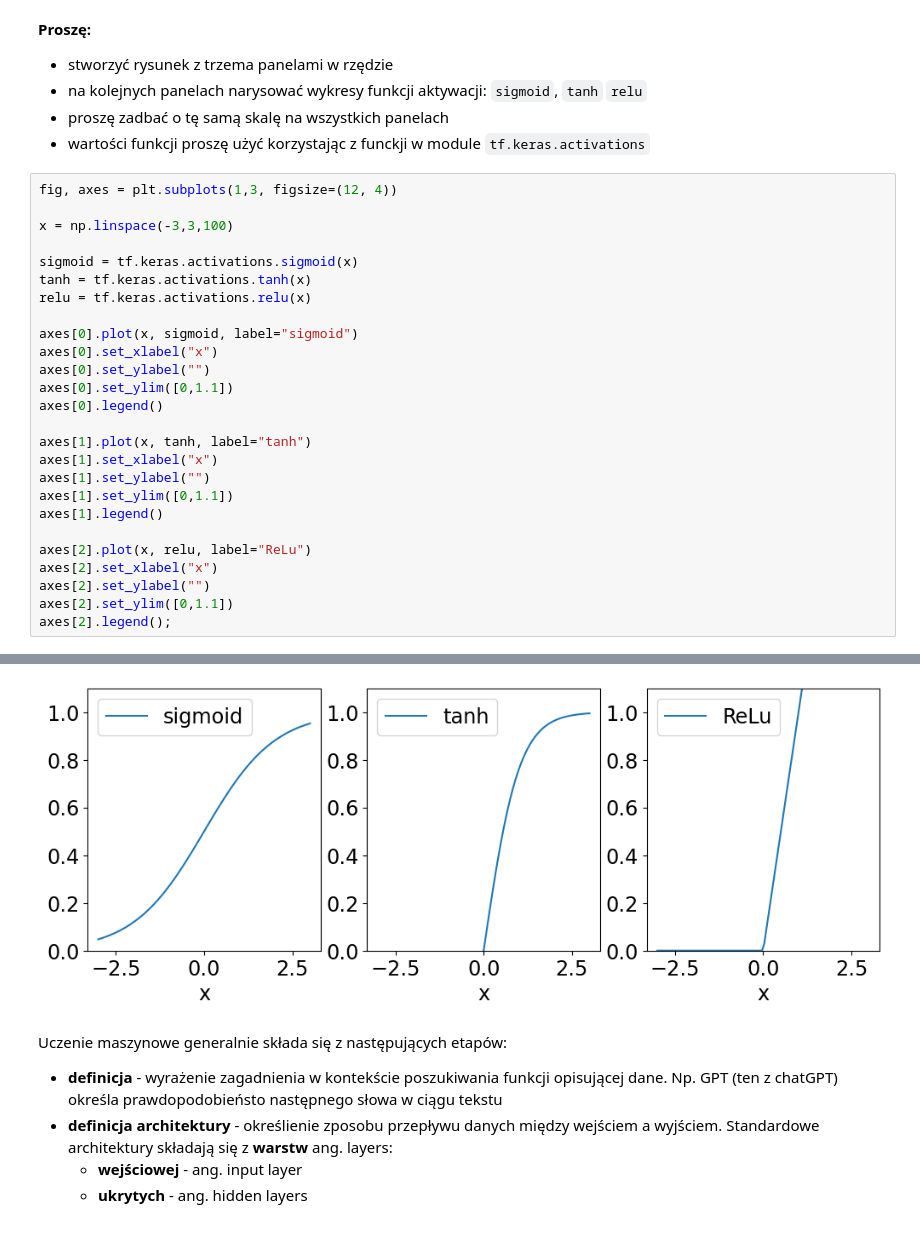
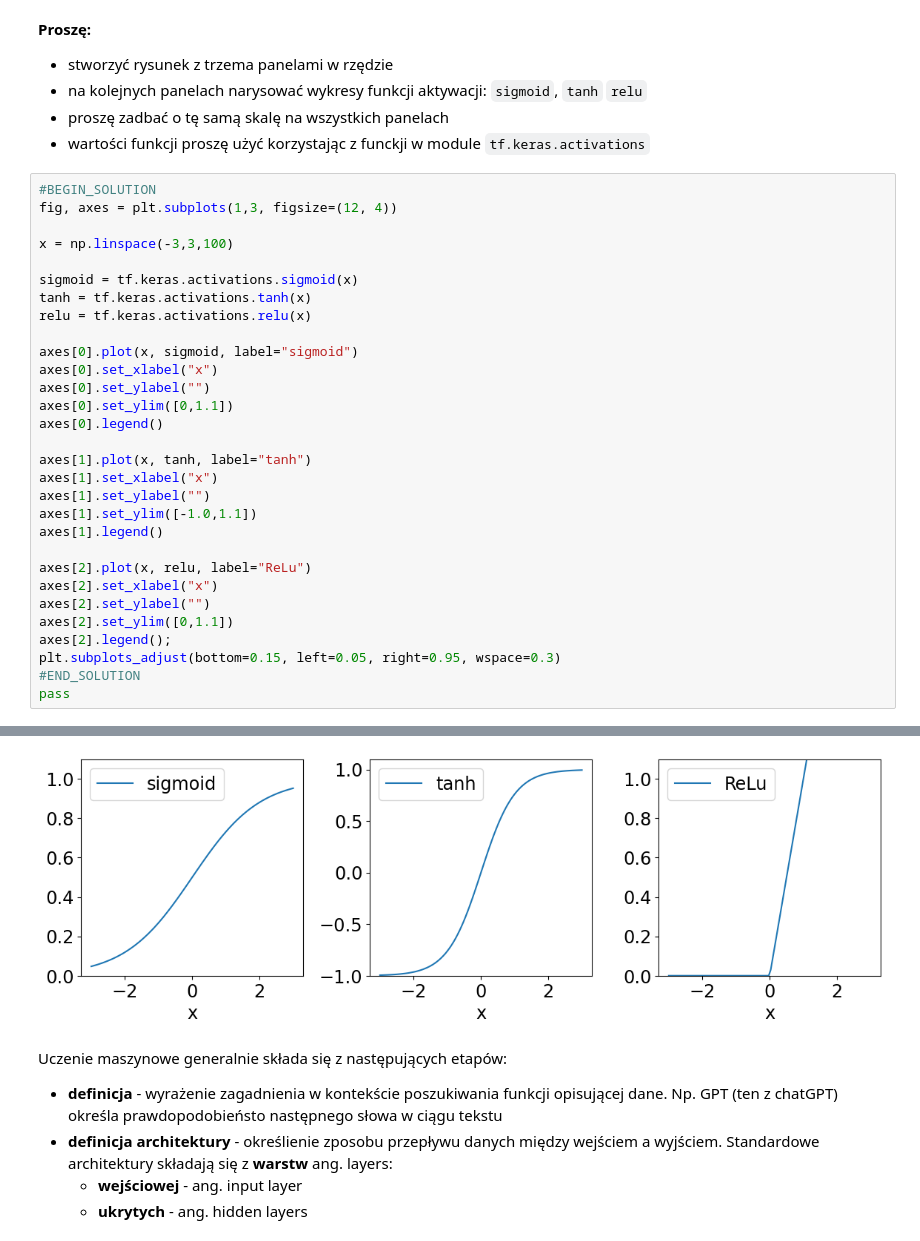
Before and after one commit to akalinow/UczenieMaszynoweII, a Jupyter notebook: 03_Trening_modelu.ipynb, the cells around one changed output, grey strips where cells are left out. Cells and saved outputs as stored; diff of their text form.

```diff
--- a/03_Trening_modelu.ipynb
+++ b/03_Trening_modelu.ipynb
@@ -156,6 +156,7 @@ gdzie $\mathbf{w}_{i}$ to wagi odpowiaqdające i-tej kategorii
 * proszę zadbać o tę samą skalę na wszystkich panelach
 * wartości funkcji proszę użyć korzystając z funckji w module `tf.keras.activations`
 # %%
+#BEGIN_SOLUTION
 fig, axes = plt.subplots(1,3, figsize=(12, 4))
 
 x = np.linspace(-3,3,100)
@@ -173,7 +174,7 @@ axes[0].legend()
 axes[1].plot(x, tanh, label="tanh")
 axes[1].set_xlabel("x")
 axes[1].set_ylabel("")
-axes[1].set_ylim([0,1.1])
+axes[1].set_ylim([-1.0,1.1])
 axes[1].legend()
 
 axes[2].plot(x, relu, label="ReLu")
@@ -181,4 +182,7 @@ axes[2].set_xlabel("x")
 axes[2].set_ylabel("")
 axes[2].set_ylim([0,1.1])
 axes[2].legend();
+plt.subplots_adjust(bottom=0.15, left=0.05, right=0.95, wspace=0.3)
+#END_SOLUTION
+pass
 # %% [output]
@@ -190,4 +199,4 @@ axes[2].legend();
-[figure, old version]
+[figure, new version]
 # %% [markdown]
 Uczenie maszynowe generalnie składa się z następujących etapów:
 
```
Also changed, not shown: parts of 13 cells of this notebook, 3 other files.
